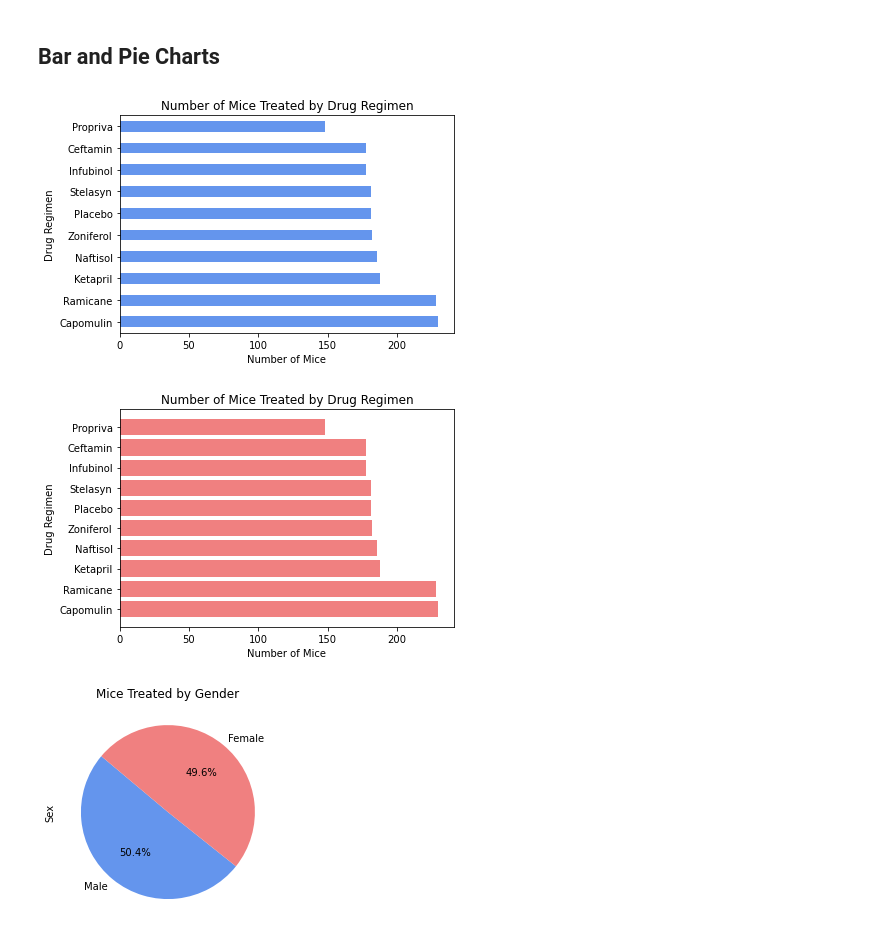
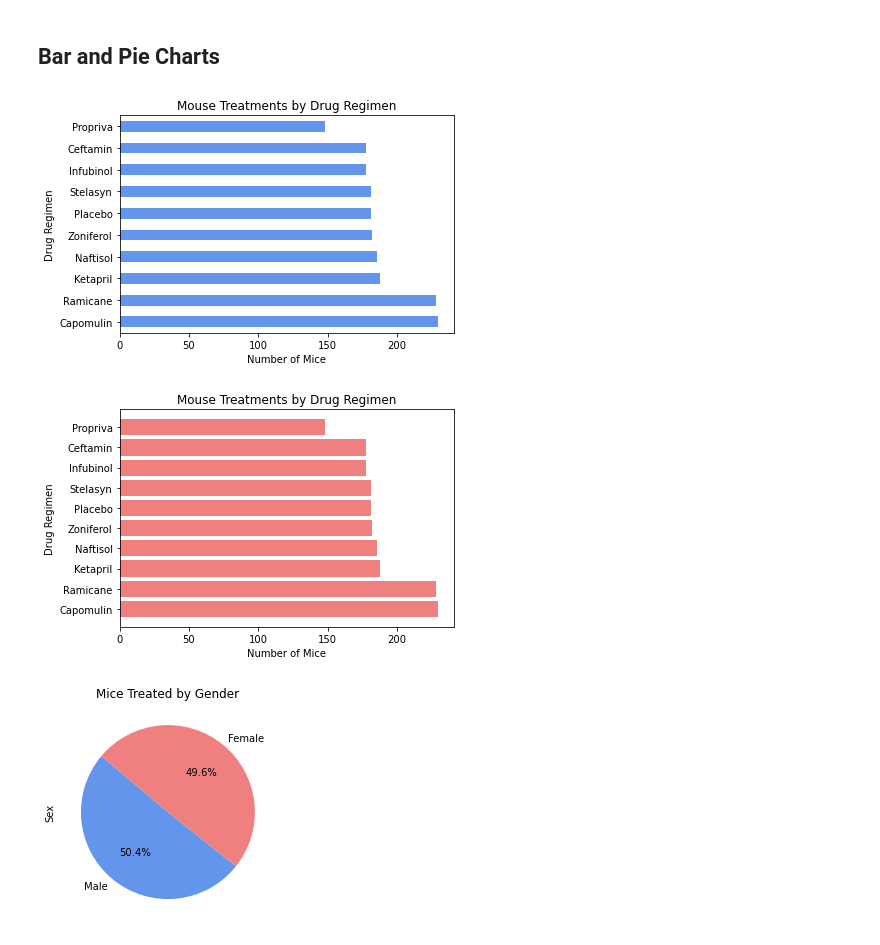
Before and after one commit to Richard-Turnbull/matplotlib-challenge, a Jupyter notebook: pymaceuticals.ipynb, the cells around one changed output. Cells and saved outputs as stored; diff of their text form; code cells hidden in the pictures.

```diff
--- a/pymaceuticals.ipynb
+++ b/pymaceuticals.ipynb
@@ -179,19 +187,19 @@ summary_statistics_output_2_df.round(2)
 # %%
 # Generate a bar plot showing the total number of mice for each treatment throughout the course of the study using pandas.
 
 # calculate results to use in bar chart
 counts = clean_mouse_df["Drug Regimen"].value_counts()
 
 # Create bar chart, set title and formatting
-ax = counts.plot.barh(x='Regimen', y='count', rot=0, legend=False, title="Number of Mice Treated by Drug Regimen", color='cornflowerblue')
+ax = counts.plot.barh(x='Regimen', y='count', rot=0, legend=False, title="Mouse Treatments by Drug Regimen", color='cornflowerblue')
 
 # Set axis labels
 ax.set(xlabel="Number of Mice", ylabel="Drug Regimen")
 
 # Save to Images folder
 plt.savefig("Images/pandas_bar_chart.png")
 # %% [output]
-[figure, old version]
+[figure, new version]
 # %%
 # Generate a bar plot showing the total number of mice for each treatment throughout the course of the study using pyplot.
 
@@ -199,14 +207,14 @@ plt.savefig("Images/pandas_bar_chart.png")
 plt.barh(counts.index, counts.values, color='lightcoral', alpha=1, align="center")
 
 # Set title and axis labels
-plt.title("Number of Mice Treated by Drug Regimen")
+plt.title("Mouse Treatments by Drug Regimen")
 plt.xlabel("Number of Mice")
 plt.ylabel("Drug Regimen")
 
 # Save to Images folder
 plt.savefig("Images/pyplot_bar_chart.png")
 # %% [output]
-[figure, old version]
+[figure, new version]
 # %%
 # Generate a pie plot showing the distribution of female versus male mice using pandas
 
```
Also changed, not shown: parts of 4 cells of this notebook, 3 other files.
